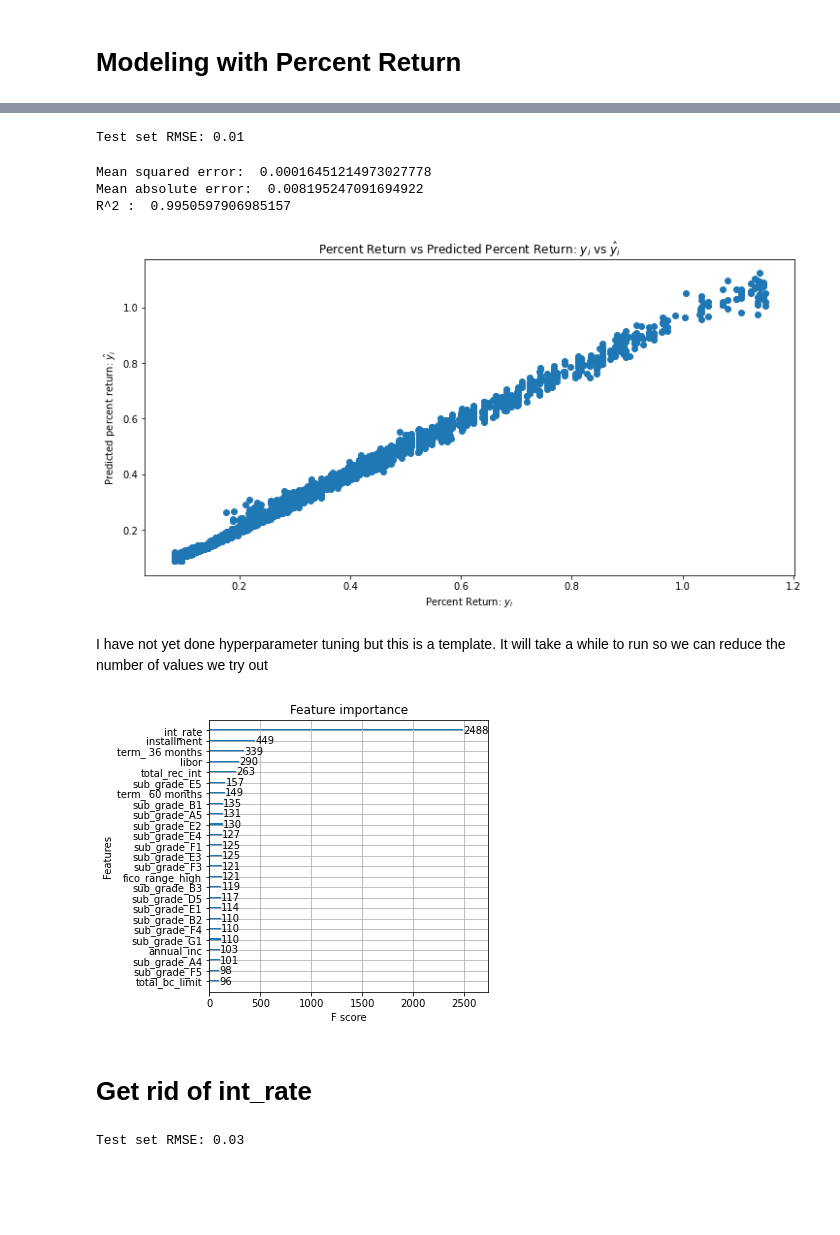
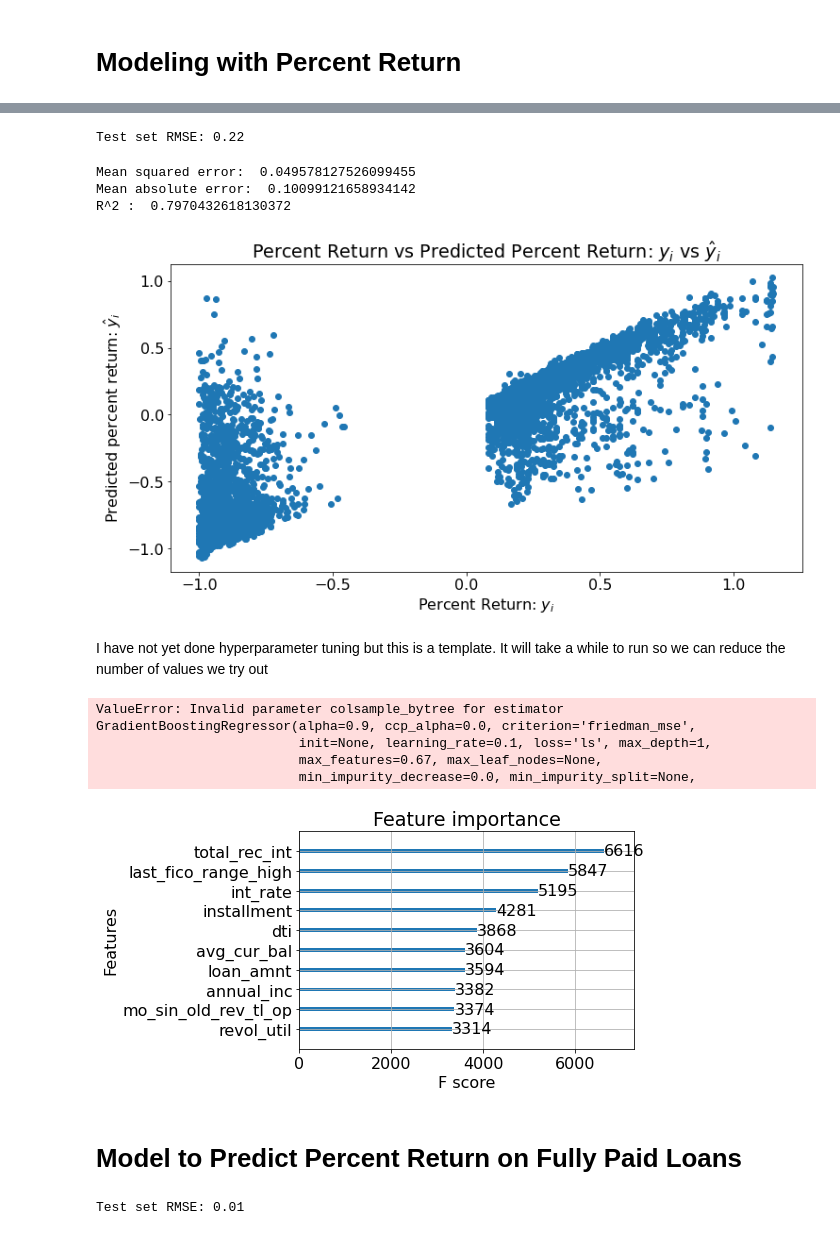
Before and after one commit to 161siegels/FinalProjectBusi488, a Jupyter notebook: Carter Notebook.ipynb, the cells around one changed output, grey strips where cells are left out. Saved outputs shown, nothing was run; the diff lists cells and outputs as text; code cells hidden in the pictures; blank space fills up the shorter version.

```diff
--- a/Carter Notebook.ipynb
+++ b/Carter Notebook.ipynb
@@ -17,7 +17,7 @@ from sklearn.metrics import roc_auc_score, roc_curve
 # %% [markdown]
 # Import Data
 # %%
-df = pd.read_csv('Cleaned_Data.csv')
+df = pd.read_csv('Cleaned_Data2.csv')
 # %%
 # def get_installment_and_terms(row):
 #     return int(row['term'][:3])*row['installment']
@@ -151,9 +151,16 @@ def evaluate_model(predictions, probs, train_predictions, train_probs):
     plt.plot(model_fpr, model_tpr, 'r', label = 'model')
     plt.legend();
     plt.xlabel('False Positive Rate'); plt.ylabel('True Positive Rate'); plt.title('ROC Curves');
+# %%
+samples = list()
+allRows = df.index.values
+for i in range(5):
+    choices = np.random.choice(allRows, 50000, replace=False)
+    samples.append(choices)
+    allRows = np.setdiff1d(allRows, choices)
 # %% [markdown]
 ## Sample of 50,000
 # %%
-data = df.copy().sample(n=50000)
+data = df.copy().iloc[samples[0],:]
 data.isnull().sum()
 # %% [output]
@@ -342,6 +349,7 @@ plt.show()
 # %% [markdown]
 # Modeling with Percent Return
 # %%
+data = df.copy().iloc[samples[1],:]
 data['percent_return'] = data['annualized_returns']/data['loan_amnt']
 xVar = data.columns
 xVar = xVar.drop(['loan_status', 'returns', 'installments_and_terms', 'annualized_returns','percent_return'])
@@ -450,14 +458,14 @@ rmse_test = MSE(y_test, y_pred)**(1/2)
 # Print 'rmse_test'
 print('Test set RMSE: {:.2f}'.format(rmse_test))
 # %% [output]
-Test set RMSE: 0.01
+Test set RMSE: 0.22
 # %%
 evaluate(y_test,y_pred)
 # %% [output]
-Mean squared error:  0.00016451214973027778
-Mean absolute error:  0.008195247091694922
-R^2 :  0.9950597906985157
+Mean squared error:  0.049578127526099455
+Mean absolute error:  0.10099121658934142
+R^2 :  0.7970432618130372
-[figure, old version]
+[figure, new version]
 # %% [markdown]
 I have not yet done hyperparameter tuning but this is a template. It will take a while to run so we can reduce the number of values we try out
 # %%
@@ -484,11 +492,16 @@ evaluate(y_test, y_pred)
 
 print(grid.best_params_)
 print(grid.best_score_)
+# %% [output]
+ValueError: Invalid parameter colsample_bytree for estimator GradientBoostingRegressor(alpha=0.9, ccp_alpha=0.0, criterion='friedman_mse',
+                          init=None, learning_rate=0.1, loss='ls', max_depth=1,
+                          max_features=0.67, max_leaf_nodes=None,
+                          min_impurity_decrease=0.0, min_impurity_split=None,
 # %%
-xgb.plot_importance(xg_reg,max_num_features=25)
+xgb.plot_importance(xg_reg,max_num_features=10)
 plt.show()
 # %% [output]
-[figure, old version]
+[figure, new version]
-# %% [markdown]
-# Get rid of int_rate
+# %% [markdown]
+# Model to Predict Percent Return on Fully Paid Loans
 # %%
@@ -511,12 +525,12 @@ X_train.columns = [regex.sub("_", col) if any(x in str(col) for x in set(('[', '
 X_test.columns = [regex.sub("_", col) if any(x in str(col) for x in set(('[', ']', '<'))) else col for col in X_test.columns.values]
 # %%
 import xgboost as xgb
-xg_reg = xgb.XGBRegressor(objective ='reg:squarederror', learning_rate = 0.01,
+xg_reg2 = xgb.XGBRegressor(objective ='reg:squarederror', learning_rate = 0.01,
                 max_depth = 10, colsample_bytree=0.5,min_child_weight=3, gamma = 0.2, n_estimators = 500)
-xg_reg.fit(X_train, y_train)
+xg_reg2.fit(X_train, y_train)
 
 # Predict the test set labels
-y_pred = xg_reg.predict(X_test)
+y_pred = xg_reg2.predict(X_test)
 
 # Evaluate test set RMSE 'rmse_test'
 rmse_test = MSE(y_test, y_pred)**(1/2)
@@ -524,7 +538,7 @@ rmse_test = MSE(y_test, y_pred)**(1/2)
 # Print 'rmse_test'
 print('Test set RMSE: {:.2f}'.format(rmse_test))
 # %% [output]
-Test set RMSE: 0.03
+Test set RMSE: 0.01
 # %%
 evaluate(y_test,y_pred)
 # %% [output]
```
Also changed, not shown: parts of 40 cells of this notebook, 1 other file.
